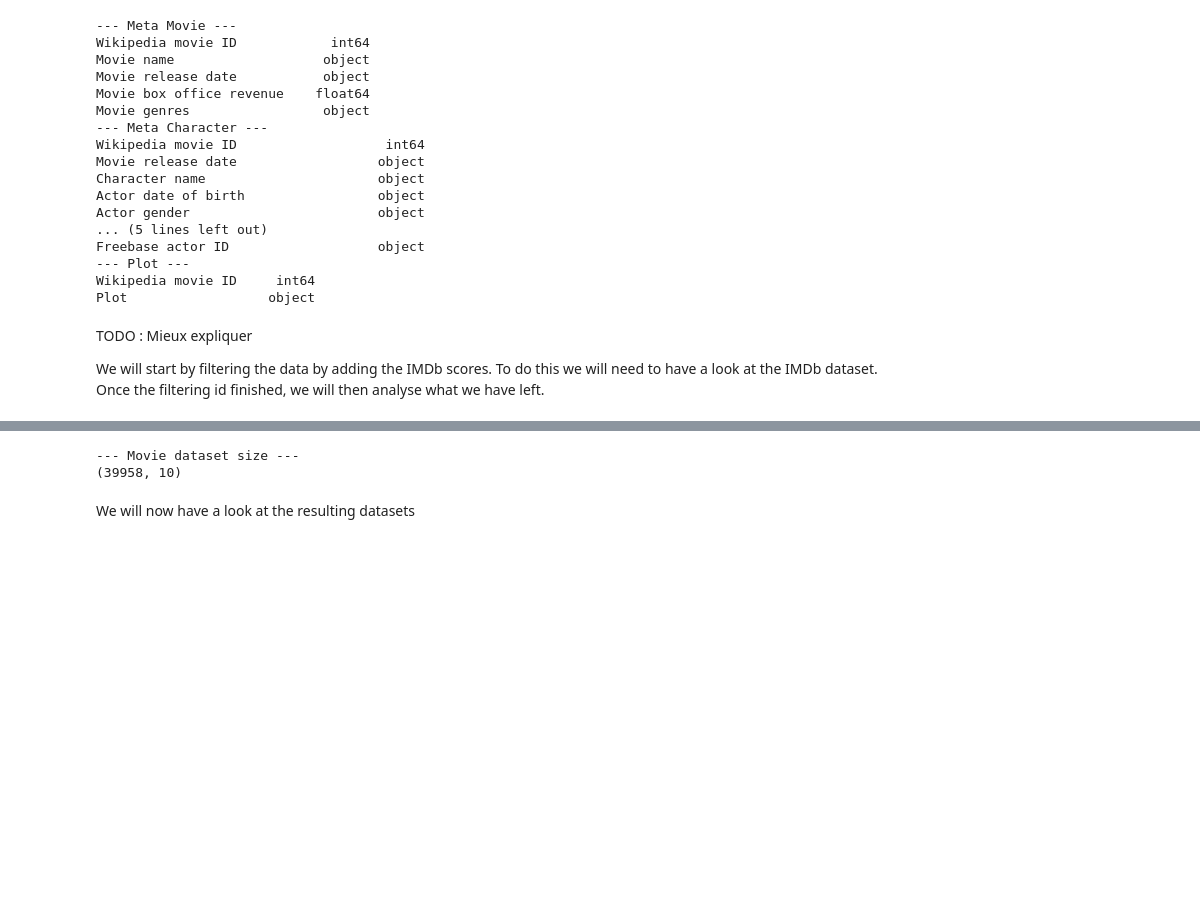
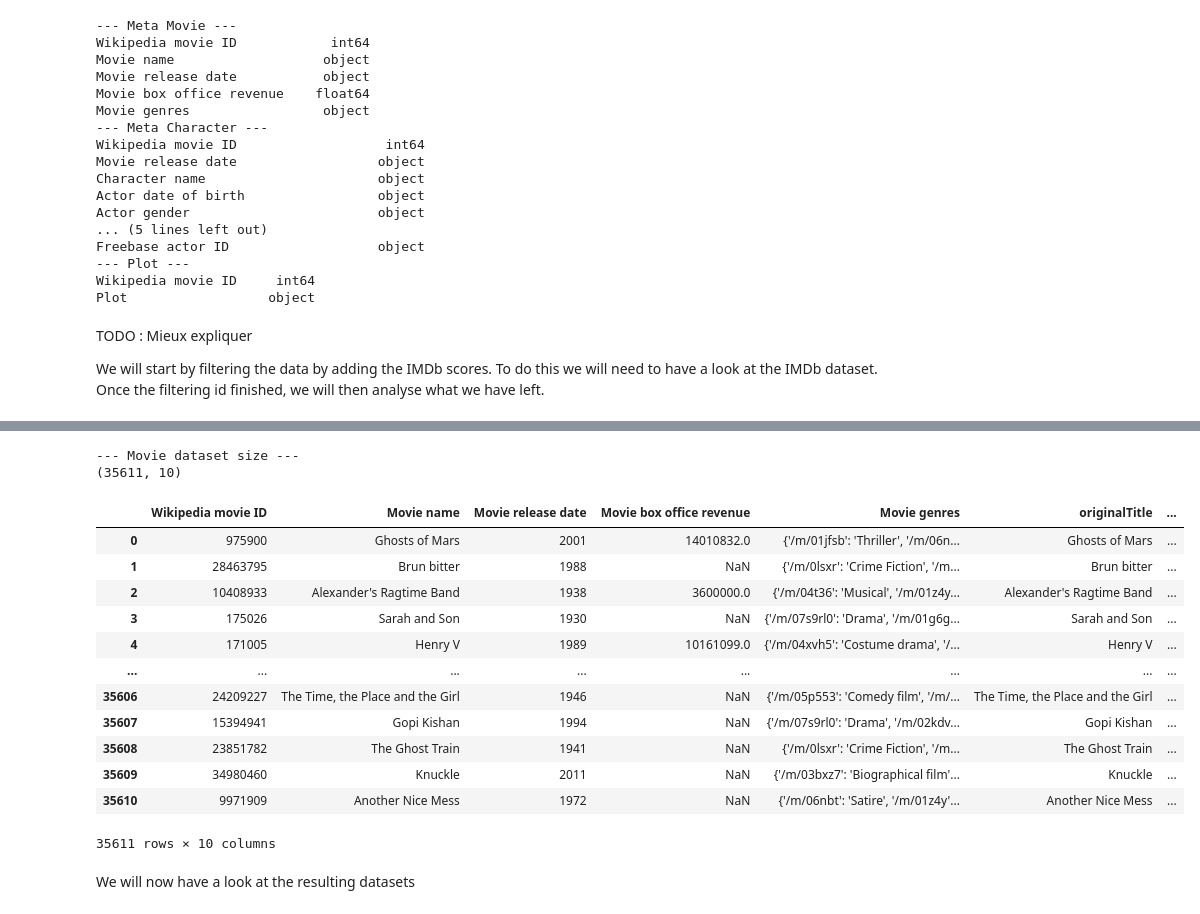
Before and after one commit to epfl-ada/ada-2023-project-dromadaire, a Jupyter notebook: P2.ipynb, the cells around one changed output, grey strips where cells are left out. Drawn from its saved outputs; the diff is of its cells as text; code cells hidden in the pictures; blank space fills up the shorter version.

```diff
--- a/P2.ipynb
+++ b/P2.ipynb
@@ -79,17 +95,32 @@ We will start by filtering the data by adding the IMDb scores. To do this we wil
 # %%
 imdb_movieTitle = imdb_title[imdb_title['titleType'] == 'movie'].copy() #keep only movies
 imdb_movieTitle = imdb_movieTitle[imdb_movieTitle['startYear'] != '\\N'].copy() #remove nan years
 imdb_movieTitle['startYear'] = imdb_movieTitle['startYear'].astype(int) # turn year to int
 
 movies = meta_movie\
-            .merge(imdb_movieTitle[['primaryTitle','startYear','tconst']], left_on= ['Movie name', 'Movie release date'], right_on= ['primaryTitle','startYear'], how= 'inner')\
+            .merge(imdb_movieTitle[['originalTitle','startYear','tconst']], left_on= ['Movie name', 'Movie release date'], right_on= ['originalTitle','startYear'], how= 'inner')\
             .merge(imdb_raitings, how ='inner')
+movies.rename(columns={"tconst":"IMDb_ID"}, inplace= True)
 
 print("--- Movie dataset size ---")
 print(movies.shape)
+movies
 # %% [output]
 --- Movie dataset size ---
-(39958, 10)
+(35611, 10)
+|  | Wikipedia movie ID | Movie name | Movie release date | Movie box office revenue | Movie genres | originalTitle | ... |
+| 0 | 975900 | Ghosts of Mars | 2001 | 14010832.0 | {'/m/01jfsb': 'Thriller', '/m/06n... | Ghosts of Mars | ... |
+| 1 | 28463795 | Brun bitter | 1988 | NaN | {'/m/0lsxr': 'Crime Fiction', '/m... | Brun bitter | ... |
+| 2 | 10408933 | Alexander's Ragtime Band | 1938 | 3600000.0 | {'/m/04t36': 'Musical', '/m/01z4y... | Alexander's Ragtime Band | ... |
+| 3 | 175026 | Sarah and Son | 1930 | NaN | {'/m/07s9rl0': 'Drama', '/m/01g6g... | Sarah and Son | ... |
+| 4 | 171005 | Henry V | 1989 | 10161099.0 | {'/m/04xvh5': 'Costume drama', '/... | Henry V | ... |
+| ... | ... | ... | ... | ... | ... | ... | ... |
+| 35606 | 24209227 | The Time, the Place and the Girl | 1946 | NaN | {'/m/05p553': 'Comedy film', '/m/... | The Time, the Place and the Girl | ... |
+| 35607 | 15394941 | Gopi Kishan | 1994 | NaN | {'/m/07s9rl0': 'Drama', '/m/02kdv... | Gopi Kishan | ... |
+| 35608 | 23851782 | The Ghost Train | 1941 | NaN | {'/m/0lsxr': 'Crime Fiction', '/m... | The Ghost Train | ... |
+| 35609 | 34980460 | Knuckle | 2011 | NaN | {'/m/03bxz7': 'Biographical film'... | Knuckle | ... |
+| 35610 | 9971909 | Another Nice Mess | 1972 | NaN | {'/m/06nbt': 'Satire', '/m/01z4y'... | Another Nice Mess | ... |
+35611 rows × 10 columns
 # %% [markdown]
 We will now have a look at the resulting datasets
 # %%
```
Also changed, not shown: parts of 1 cell of this notebook.
